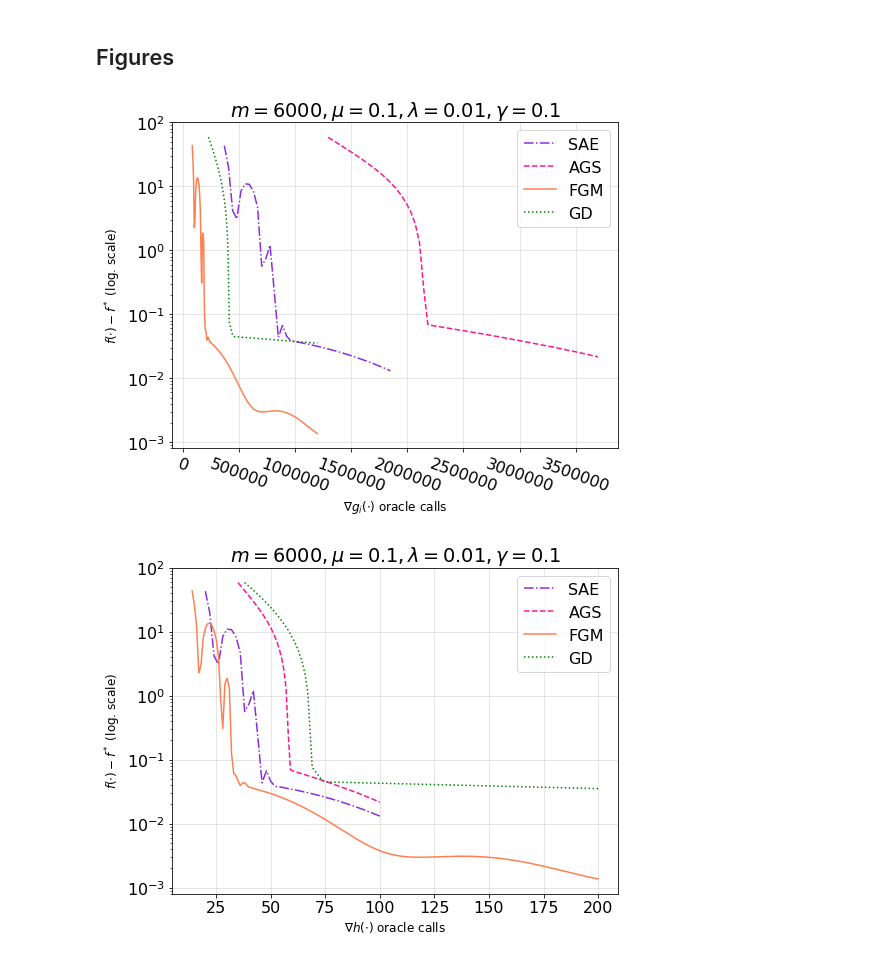
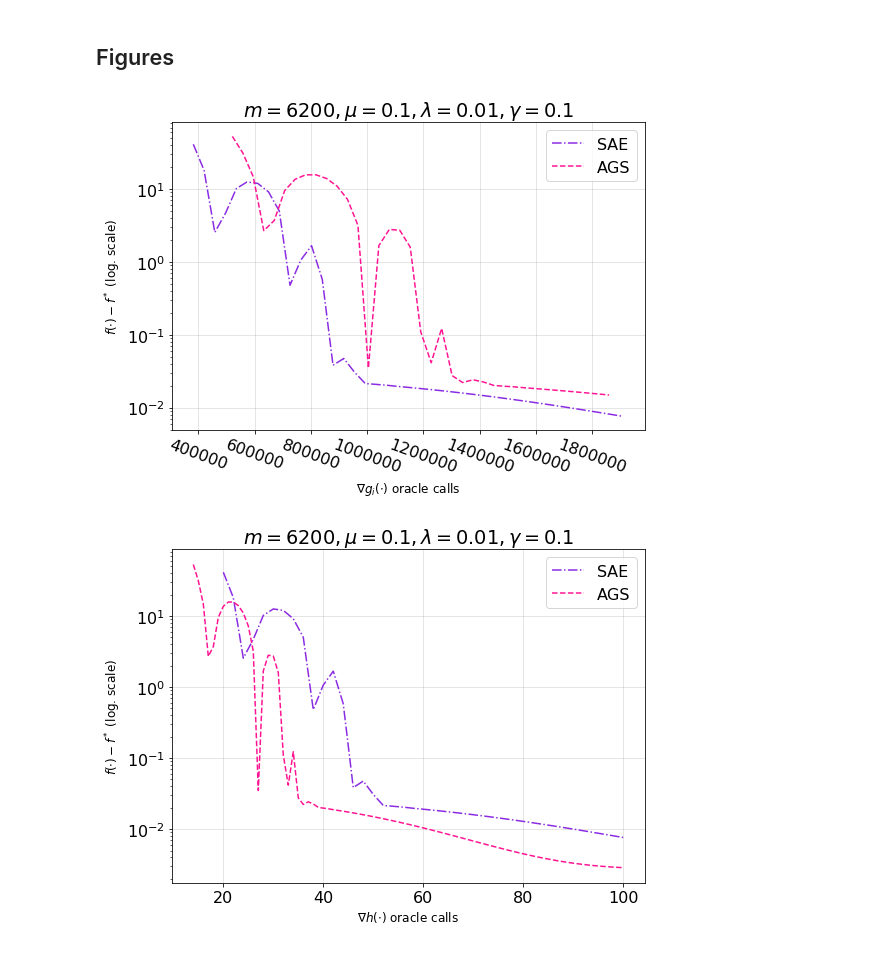
Before and after one commit to dmivilensky/Sliding-for-Kernel-SVM, a Jupyter notebook: kernel_svm_katyusha.ipynb, the cells around one changed output. Cells and saved outputs as stored; diff of their text form; code cells hidden in the pictures.

```diff
--- a/kernel_svm_katyusha.ipynb
+++ b/kernel_svm_katyusha.ipynb
@@ -32,7 +33,7 @@ class Timer:
 # %% [markdown]
 ## Problem
 # %%
-MAX_SAMPLES = 6000
+MAX_SAMPLES = 6200
 LAMBDA = 1e-2
 GAMMA = 1e-1
 EPS = 1e-3
@@ -344,7 +345,8 @@ def ProxAG(x_upper, x, T, lam, k, beta, optimize_linear_approx=True, line_approx
 #             dh_calls += dh_calls_
 #         else:
         u = (beta * x + (beta * p + q) * u - dg(u_under) - line_approx_h) / (beta + beta * p + q)
-        dh_calls += 1
+#         dh_calls += 1
+        dg_calls += size
 
         u_tilde += alpha * (u - u_tilde)
 
@@ -370,14 +372,14 @@ def AGS(x_0, K, verbose=True):
 
         with Timer() as t1:
             gamma = 2 / (k + 1)
-            T = int(np.ceil(np.sqrt(1 / MU / L_h)))
+            T = int(np.ceil(np.sqrt(L_g / L_h)))
             lam = 1 if k == 1 else gamma * (T + 1) * (T + 2) / T / (T + 3)
             beta = 3 * L * gamma / (nu * k * lam)
 
             x_under = (1 - gamma) * x_upper + gamma * x
             x, x_tilde, dg_calls_, dh_calls_ = ProxAG(x_upper, x, T, lam, k, beta, line_approx_h=dh(x_under))
 
-        dg_calls += dg_calls_
+        dg_calls += dg_calls_ + size
         dh_calls += dh_calls_ + 1
 
         with Timer() as t2:
@@ -611,36 +580,39 @@ SAVE = True
 # %%
 plt.figure(figsize=(8, 6))
 plt.rcParams.update({'font.size': 16})
 
-plt.plot(dg_list_SAE, vals_SAE - f_star, 'blueviolet', label='SAE', ls='-.')
-plt.plot(dg_list_AGS, vals_AGS - f_star, 'deeppink', label='AGS', ls='--')
-plt.plot(dg_list_FGM, vals_FGM - f_star, 'coral', label='FGM', ls='-')
-plt.plot(dg_list_GD, vals_GD - f_star, 'green', label='GD', ls=':')
+lim = min(len(dg_list_SAE), len(dg_list_AGS))
+
+plt.plot(dg_list_SAE[:lim], vals_SAE[:lim] - f_star, 'blueviolet', label='SAE', ls='-.')
+plt.plot(dg_list_AGS[:lim], vals_AGS[:lim] - f_star, 'deeppink', label='AGS', ls='--')
+# plt.plot(dg_list_FGM, vals_FGM - f_star, 'coral', label='FGM', ls='-')
+# plt.plot(dg_list_GD, vals_GD - f_star, 'green', label='GD', ls=':')
 plt.yscale('log')
 
 plt.grid(alpha=0.4)
 plt.title(f'$m = {MAX_SAMPLES}, \\mu = {MU}, \\lambda = {LAMBDA}, \gamma = {GAMMA}$')
 plt.xlabel('$\\nabla g_i(\\cdot)$ oracle calls', fontsize=12)
 plt.xticks(rotation=-20)
 if f_star != 0.0:
     plt.ylabel('$f(\\cdot) - f^*$ (log. scale)', fontsize=12)
 else:
     plt.ylabel('$f(\\cdot)$ (log. scale)', fontsize=12)
 plt.legend()
+plt.tight_layout()
 
 if SAVE:
     plt.savefig(f'figures/m={MAX_SAMPLES}_mu={MU}_lambda={LAMBDA}_gamma={GAMMA}_gi_calls.pdf')
 plt.show()
 # %% [output]
-[figure, old version]
+[figure, new version]
 # %%
 plt.figure(figsize=(8, 6))
 plt.rcParams.update({'font.size': 16})
 
 plt.plot(dh_list_SAE, vals_SAE - f_star, 'blueviolet', label='SAE', ls='-.')
 plt.plot(dh_list_AGS, vals_AGS - f_star, 'deeppink', label='AGS', ls='--')
-plt.plot(dh_list_FGM, vals_FGM - f_star, 'coral', label='FGM', ls='-')
-plt.plot(dh_list_GD, vals_GD - f_star, 'green', label='GD', ls=':')
+# plt.plot(dh_list_FGM, vals_FGM - f_star, 'coral', label='FGM', ls='-')
+# plt.plot(dh_list_GD, vals_GD - f_star, 'green', label='GD', ls=':')
 plt.yscale('log')
 
 plt.grid(alpha=0.4)
@@ -651,12 +623,13 @@ if f_star != 0.0:
 else:
     plt.ylabel('$f(\\cdot)$ (log. scale)', fontsize=12)
 plt.legend()
+plt.tight_layout()
 
 if SAVE:
     plt.savefig(f'figures/m={MAX_SAMPLES}_mu={MU}_lambda={LAMBDA}_gamma={GAMMA}_h_calls.pdf')
 plt.show()
 # %% [output]
-[figure, old version]
+[figure, new version]
 # %%
 plt.figure(figsize=(8, 6))
 plt.rcParams.update({'font.size': 16})
```
Also changed, not shown: parts of 9 cells of this notebook.
